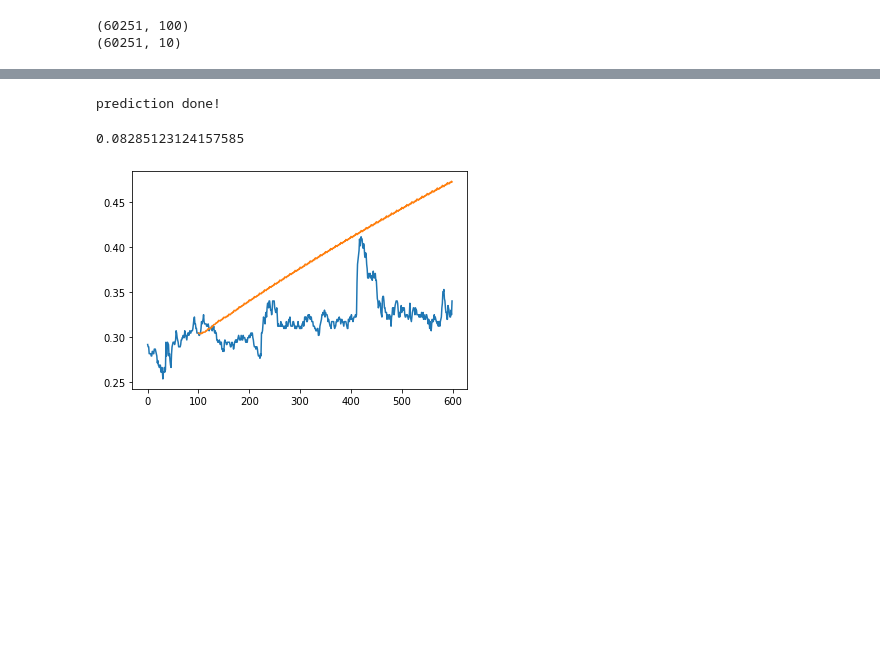
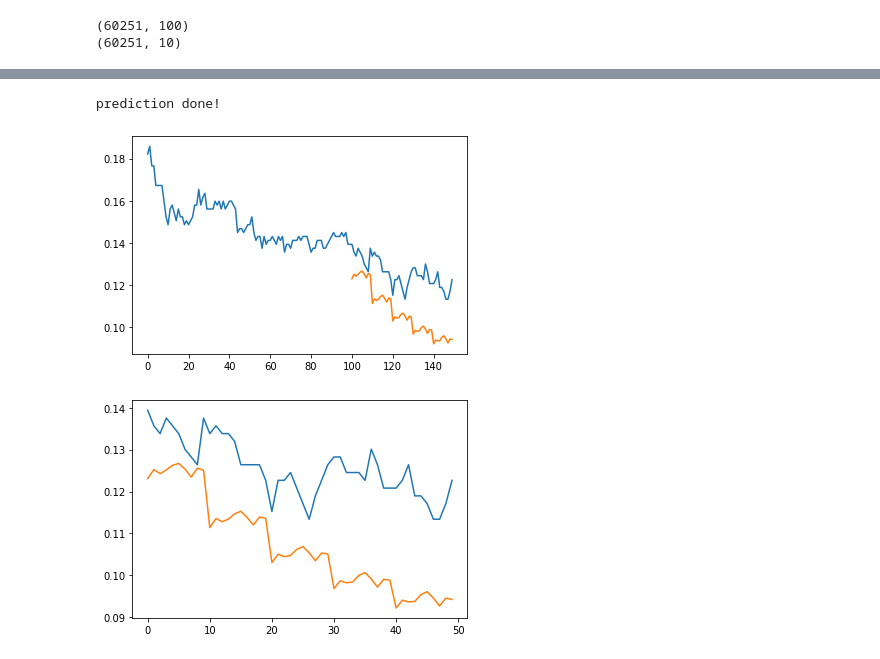
Before and after one commit to yashgupta417/stox, a Jupyter notebook: model.ipynb, the cells around one changed output, grey strips where cells are left out. Cells and saved outputs as stored; diff of their text form; code cells hidden in the pictures; blank space fills up the shorter version.

```diff
--- a/model.ipynb
+++ b/model.ipynb
@@ -201,7 +222,7 @@ print(Y_test.shape)
 # Y_test=Y_test[ind_list,:]
 # %%
 # reshape input to be [samples, time steps, features] which is required for LSTM
-X_train=X_train.reshape(X_train.shape[0],X_train.shape[1] ,1,1)
-X_test=X_test.reshape(X_test.shape[0],X_test.shape[1],1,1)
+X_train=X_train.reshape(X_train.shape[0],X_train.shape[1] ,1)
+X_test=X_test.reshape(X_test.shape[0],X_test.shape[1],1)
 # %%
 from tensorflow.keras.models import Sequential
@@ -264,10 +290,5 @@ Trainable params: 33,062
 Non-trainable params: 0
 _________________________________________________________________
-# %%
-X_train=np.asarray(X_train).astype(np.float32)
-Y_train=np.asarray(Y_train).astype(np.float32)
-X_test=np.asarray(X_test).astype(np.float32)
-Y_test=np.asarray(Y_test).astype(np.float32)
 # %%
-model.fit(X_train,Y_train,validation_data=(X_test,Y_test),epochs=epochs,batch_size=batch_size,verbose=1)
+history=model.fit(X_train,Y_train,validation_data=(X_test,Y_test),epochs=epochs,batch_size=batch_size,verbose=1)
 # %% [output]
@@ -300,34 +340,39 @@ math.sqrt(mean_squared_error(Y_test,pred))
 # %%
-symbol='ONGC.NS'
+symbol='ITC.NS'
 stock=close[symbol]
 
-iters=50
-keep=10
+iters=5
 
-
-new_cnt=iters*keep
+new_cnt=iters*output_size
 old=stock[:-new_cnt].flatten()
+new=stock[-new_cnt:]
+new_pred=np.array([])
 
 for i in range(0,iters):
     seq=old[-input_size:]
-    seq=seq.reshape(1,input_size,1,1)
-    pred=np.array(model.predict(seq))[0]
-    old=np.concatenate((old,pred[:keep]),axis=0)
+    seq=seq.reshape(1,input_size,1)
+    pred=np.array(model.predict(seq)[0])
+    old=np.concatenate((old,pred),axis=0)
+    new_pred=np.concatenate((new_pred,pred),axis=0)
+    # plt.plot(seq.flatten())
+    # plt.show()
 
 print('prediction done!')
-
-math.sqrt(mean_squared_error(stock[-new_cnt:],old[-new_cnt:]))
 # %% [output]
 prediction done!
-0.08285123124157585
 # %%
 old[:-new_cnt]=np.nan
 points=new_cnt+input_size
 
 plt.plot(stock[-points:])
 plt.plot(old[-points:])
 plt.show()
+
+plt.plot(new)
+plt.plot(new_pred)
+plt.show()
 # %% [output]
-[figure, old version]
+[figure, new version]
+[figure, added]
 # %%
 model.save('stox.h5')
```
Also changed, not shown: parts of 14 cells of this notebook.
